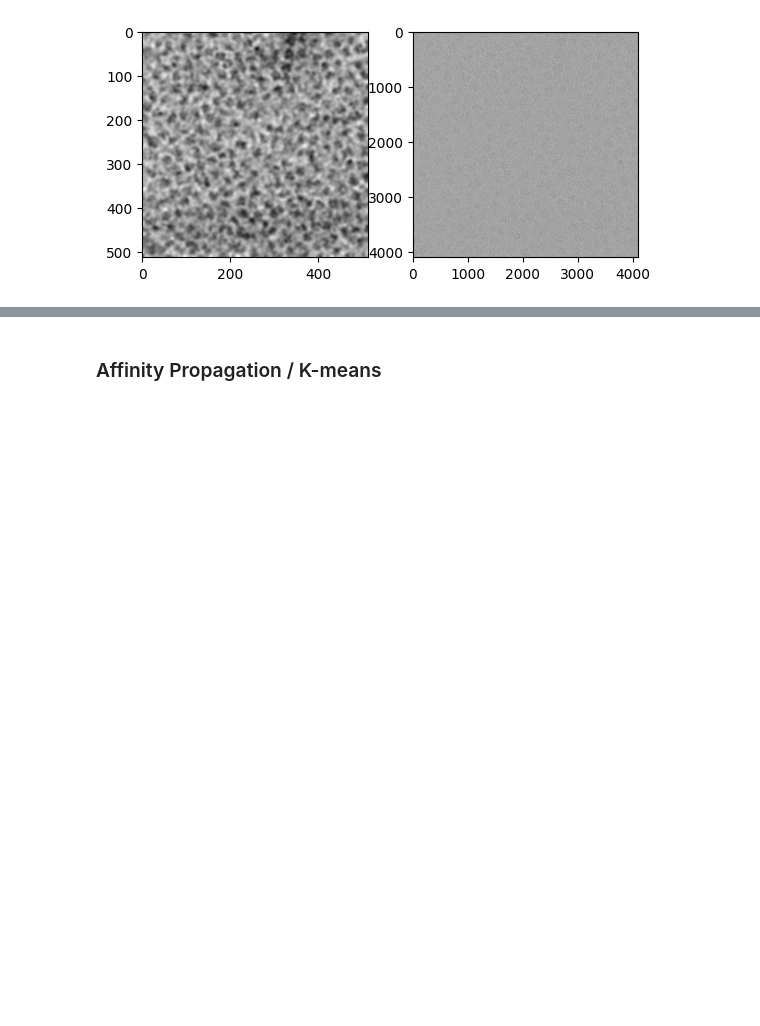
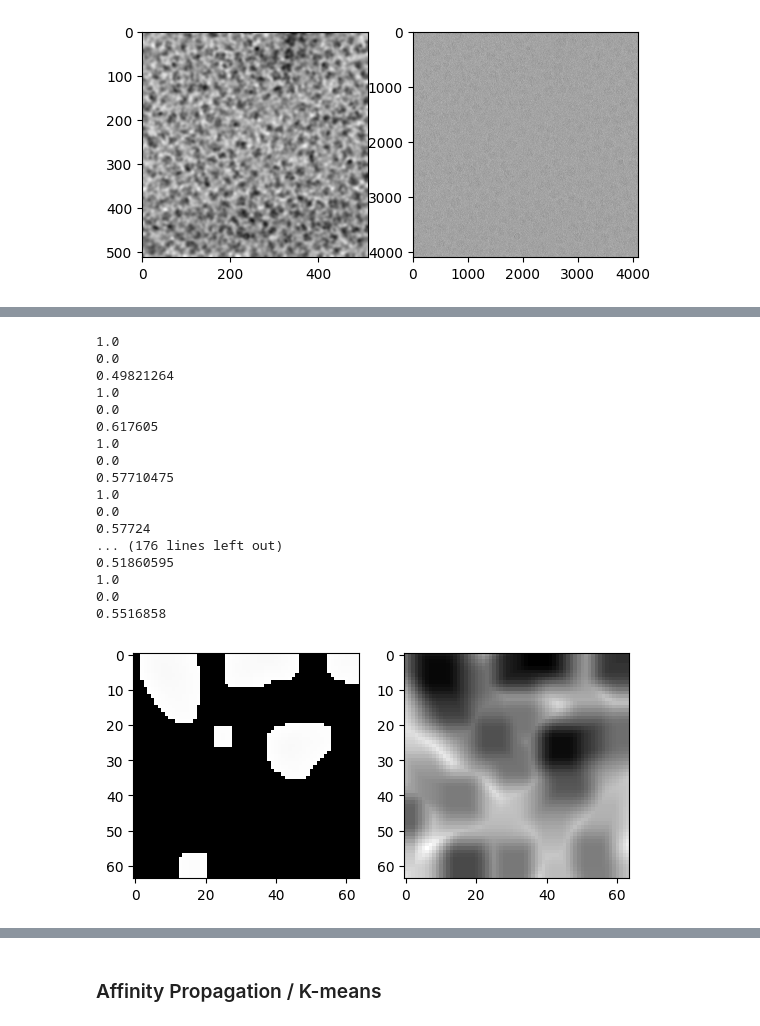
Before and after one commit to Jojo3235/tratamiento-imagense, a Jupyter notebook: Tratamiento de imagenes biomedicas/proyecto/practica.ipynb, the cells around one changed output, grey strips where cells are left out. Drawn from its saved outputs; the diff is of its cells as text; code cells hidden in the pictures; blank space fills up the shorter version.

```diff
--- a/Tratamiento de imagenes biomedicas/proyecto/practica.ipynb
+++ b/Tratamiento de imagenes biomedicas/proyecto/practica.ipynb
@@ -66,0 +94,27 @@ plt.imshow(min_img, cmap="gray")
+# %%
+masks = {}
+images_dict = {}
+mask_apl = {}
+
+for i in range(n):
+    for j in range(n):
+        masks[f"{i}{j}"], images_dict[f"{i}{j}"], mask_apl[f"{i}{j}"] = mascara(particiones[f"{i}{j}"])
+# %% [output]
+1.0
+0.0
+0.49821264
+1.0
+0.0
+0.617605
+1.0
+0.0
+0.57710475
+1.0
+0.0
+0.57724
+... (176 lines left out)
+0.51860595
+1.0
+0.0
+0.5516858
+[figure, added]
```
Also changed, not shown: parts of 13 cells of this notebook.
